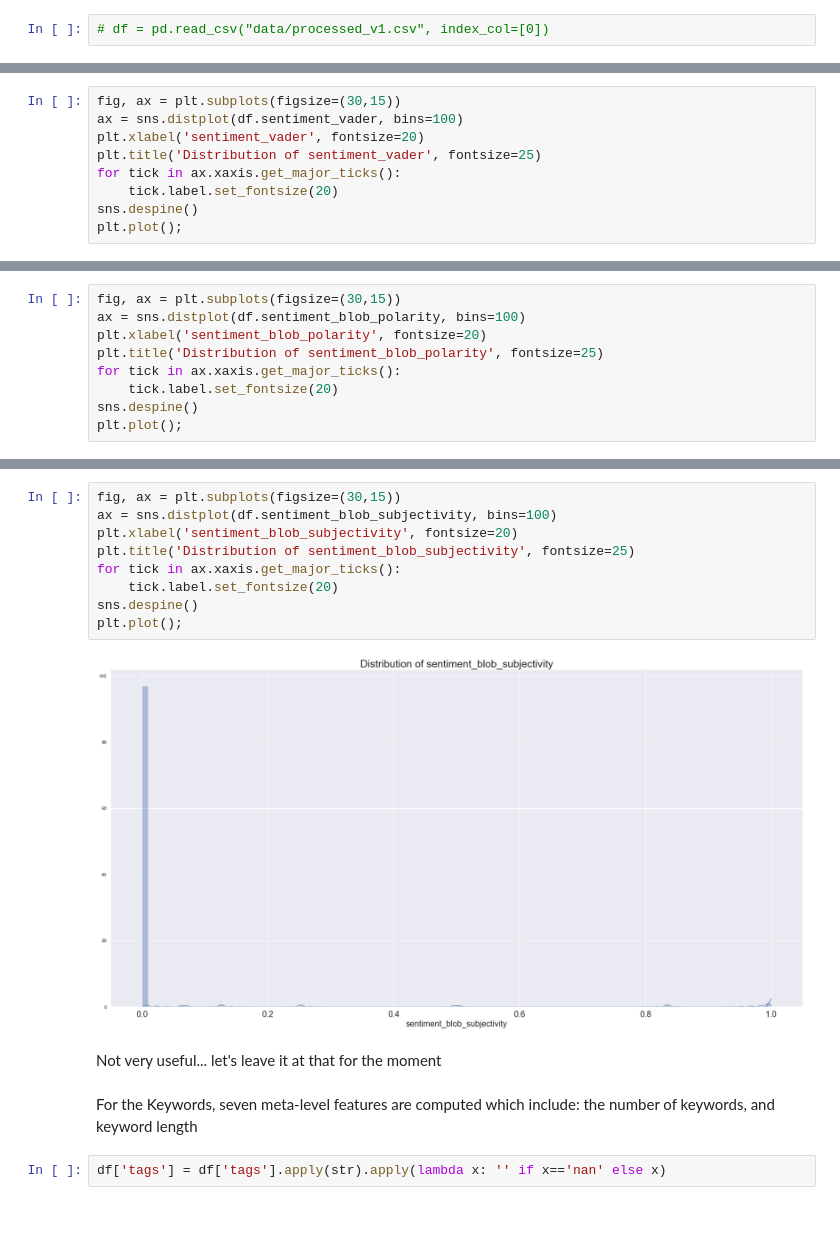
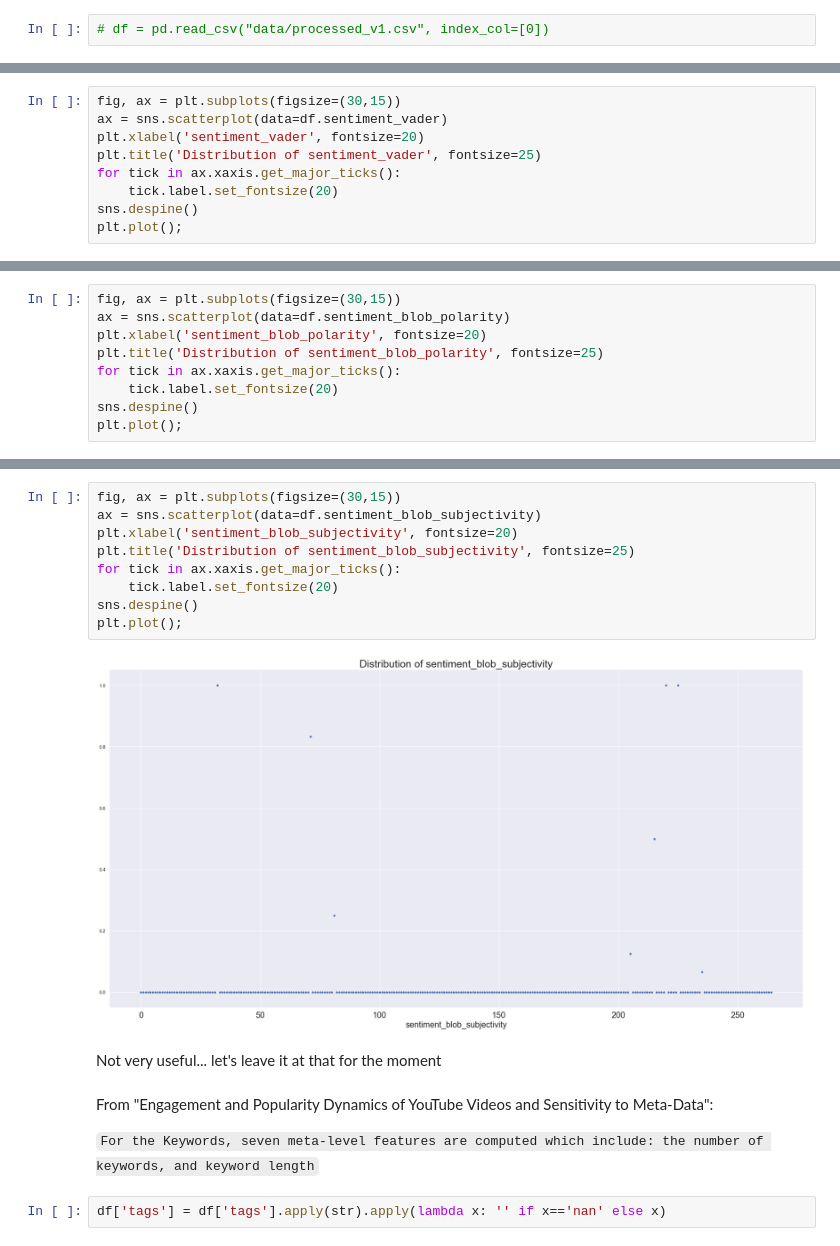
Before and after one commit to alexing/tedx, a Jupyter notebook: tedx.ipynb, the cells around one changed output, grey strips where cells are left out. Drawn from its saved outputs; the diff is of its cells as text; blank space fills up the shorter version.

```diff
--- a/tedx.ipynb
+++ b/tedx.ipynb
@@ -298,6 +268,6 @@ df
 # %%
 fig, ax = plt.subplots(figsize=(30,15))
-ax = sns.distplot(df.sentiment_vader, bins=100)
+ax = sns.scatterplot(data=df.sentiment_vader)
 plt.xlabel('sentiment_vader', fontsize=20)
 plt.title('Distribution of sentiment_vader', fontsize=25)
 for tick in ax.xaxis.get_major_ticks():
@@ -309,6 +279,6 @@ plt.plot();
 # %%
 fig, ax = plt.subplots(figsize=(30,15))
-ax = sns.distplot(df.sentiment_blob_polarity, bins=100)
+ax = sns.scatterplot(data=df.sentiment_blob_polarity)
 plt.xlabel('sentiment_blob_polarity', fontsize=20)
 plt.title('Distribution of sentiment_blob_polarity', fontsize=25)
 for tick in ax.xaxis.get_major_ticks():
@@ -320,18 +290,20 @@ plt.plot();
 # %%
 fig, ax = plt.subplots(figsize=(30,15))
-ax = sns.distplot(df.sentiment_blob_subjectivity, bins=100)
+ax = sns.scatterplot(data=df.sentiment_blob_subjectivity)
 plt.xlabel('sentiment_blob_subjectivity', fontsize=20)
 plt.title('Distribution of sentiment_blob_subjectivity', fontsize=25)
 for tick in ax.xaxis.get_major_ticks():
     tick.label.set_fontsize(20)
 sns.despine()
 plt.plot();
 # %% [output]
-[figure, old version]
+[figure, new version]
 # %% [markdown]
 Not very useful... let's leave it at that for the moment
 # %% [markdown]
-For the Keywords, seven meta-level features are computed which include: the number of keywords, and keyword length
+From "Engagement and Popularity Dynamics of YouTube Videos and Sensitivity to Meta-Data":
+
+`For the Keywords, seven meta-level features are computed which include: the number of keywords, and keyword length`
 # %%
 df['tags'] = df['tags'].apply(str).apply(lambda x: '' if x=='nan' else x)
 # %%
```
Also changed, not shown: parts of 47 cells of this notebook, 10 other files.
